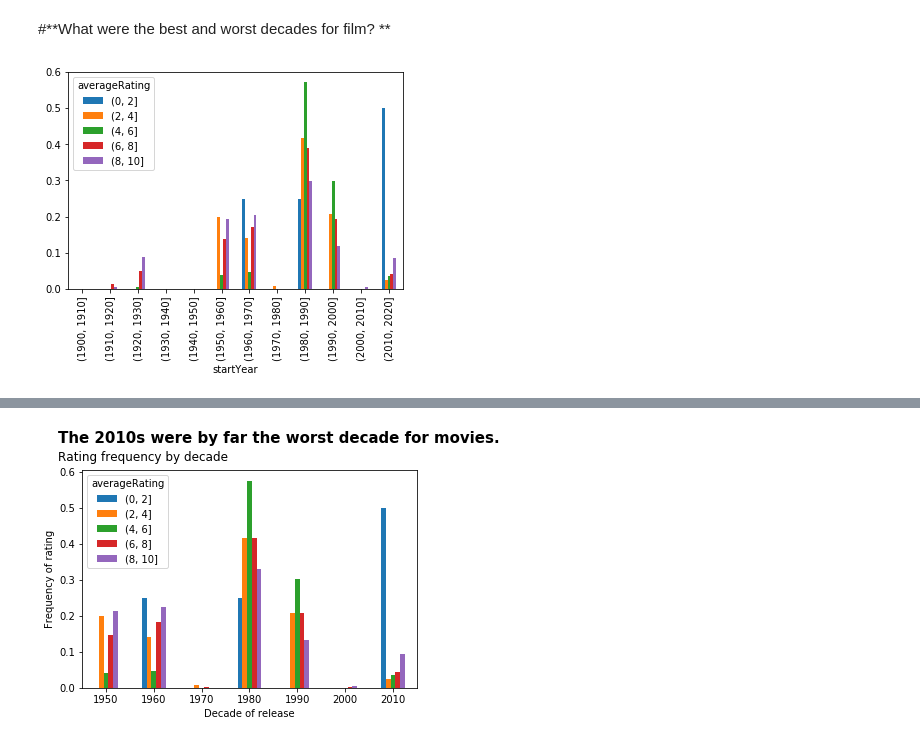
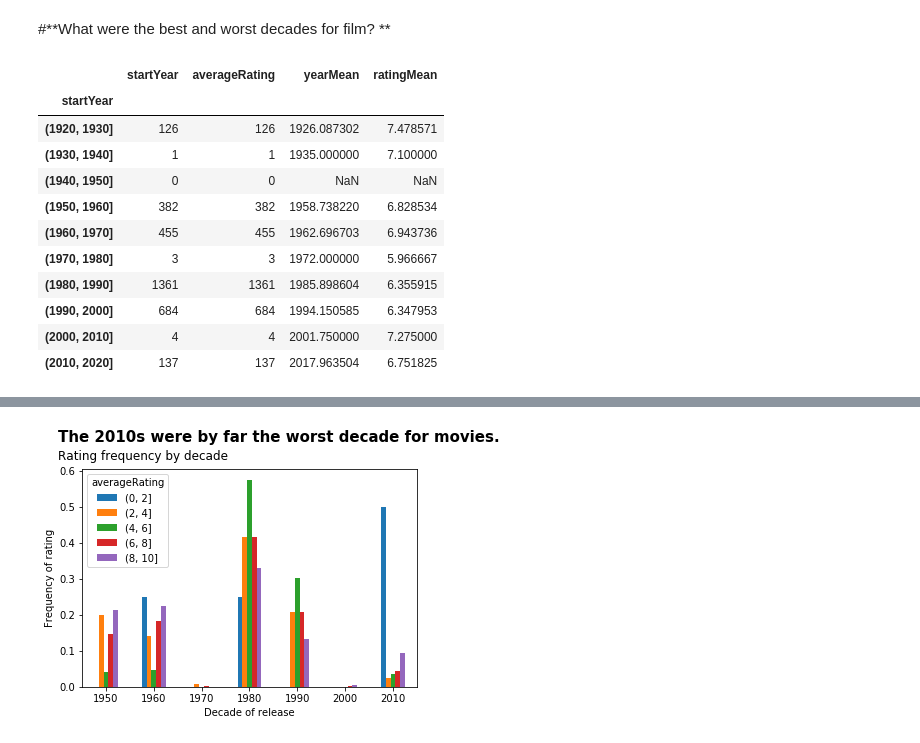
Before and after one commit to LambdaSchool/DS-Unit-1-Sprint-5-Data-Storytelling-Blog-Post, a Jupyter notebook: TristaWeek5.ipynb, the cells around one changed output, grey strips where cells are left out. Drawn from its saved outputs; the diff is of its cells as text; code cells hidden in the pictures.

```diff
--- a/TristaWeek5.ipynb
+++ b/TristaWeek5.ipynb
@@ -556,14 +556,28 @@ Name: isAdult, dtype: int64
 #**What were the best and worst decades for film? **
 # %%
 imdb['startYear'] = imdb['startYear'].astype(int)
-# %%
-decades = [1900, 1910, 1920, 1930, 1940, 1950, 1960, 1970, 1980, 1990, 2000, 2010, 2020]
-decadeBin = pd.cut(imdb['startYear'], decades)
-ratingRange = [0, 2, 4, 6, 8, 10]
-ratingBin = pd.cut(imdb['averageRating'], ratingRange)
-
-ct = pd.crosstab(decadeBin, ratingBin, normalize='columns');
-ax = ct.plot(kind='bar');
-#there isn't enough data before 1950
-# %% [output]
-[figure, removed]
+# %%
+timeline = imdb[['startYear', 'averageRating']]
+timeline = timeline[timeline['startYear']>=1920]
+
+decades = [1920, 1930, 1940, 1950, 1960, 1970, 1980, 1990, 2000, 2010, 2020]
+decadeBin = pd.cut(timeline['startYear'], decades)
+DecadeRating = timeline.groupby(decadeBin).count()
+DecadeRating[['yearMean', 'ratingMean']] = timeline.groupby(decadeBin).mean()
+DecadeRating
+#many categories have under 10 entries
+#the first category to have more than 10 has more than 100
+#so our cutoff will be >= 100
+# %% [output]
+|  | startYear | averageRating | yearMean | ratingMean |
+| startYear |  |  |  |  |
+| (1920, 1930] | 126 | 126 | 1926.087302 | 7.478571 |
+| (1930, 1940] | 1 | 1 | 1935.000000 | 7.100000 |
+| (1940, 1950] | 0 | 0 | NaN | NaN |
+| (1950, 1960] | 382 | 382 | 1958.738220 | 6.828534 |
+| (1960, 1970] | 455 | 455 | 1962.696703 | 6.943736 |
+| (1970, 1980] | 3 | 3 | 1972.000000 | 5.966667 |
+| (1980, 1990] | 1361 | 1361 | 1985.898604 | 6.355915 |
+| (1990, 2000] | 684 | 684 | 1994.150585 | 6.347953 |
+| (2000, 2010] | 4 | 4 | 2001.750000 | 7.275000 |
+| (2010, 2020] | 137 | 137 | 2017.963504 | 6.751825 |
```
Also changed, not shown: parts of 3 cells of this notebook.
